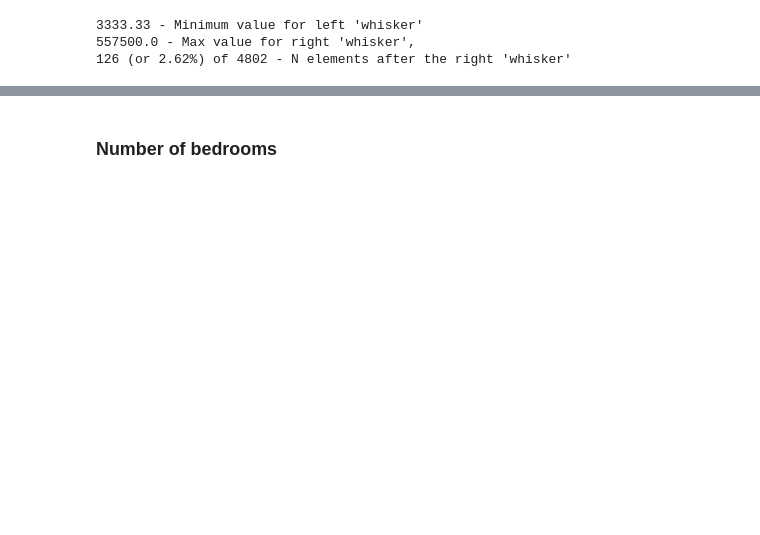
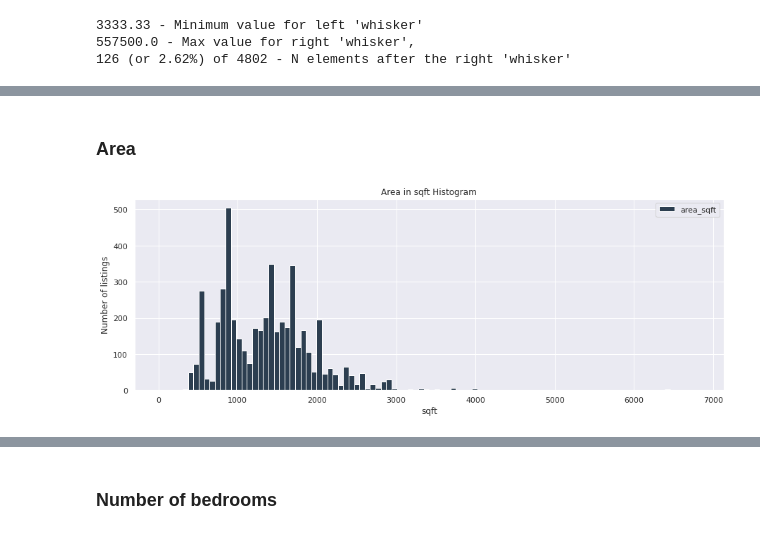
Before and after one commit to imeleges/REMA_Dubai, a Jupyter notebook: bayut_dubai_difc_downtown.ipynb, the cells around one changed output, grey strips where cells are left out. Cells and saved outputs as stored; diff of their text form; code cells hidden in the pictures; blank space fills up the shorter version.

```diff
--- a/bayut_dubai_difc_downtown.ipynb
+++ b/bayut_dubai_difc_downtown.ipynb
@@ -456,0 +478,20 @@ plt.show()
+# %% [markdown]
+### Area
+# %%
+data['area_sqft'].plot(
+    kind = 'hist',
+    bins = 100,
+    # range = (0, 25_000_000),
+    title = "Area in sqft Histogram",
+    figsize = (15, 5),
+    grid = True,
+    legend = True,
+    color = '#2c3e50',
+)
+plt.ylabel('Number of listings')
+plt.xlabel('sqft')
+plt.ticklabel_format(axis='x', style='plain')
+# plt.xticks(np.arange(0, 600_000, 10_000))
+plt.show()
+# %% [output]
+[figure, added]
```
Also changed, not shown: parts of 35 cells of this notebook.
